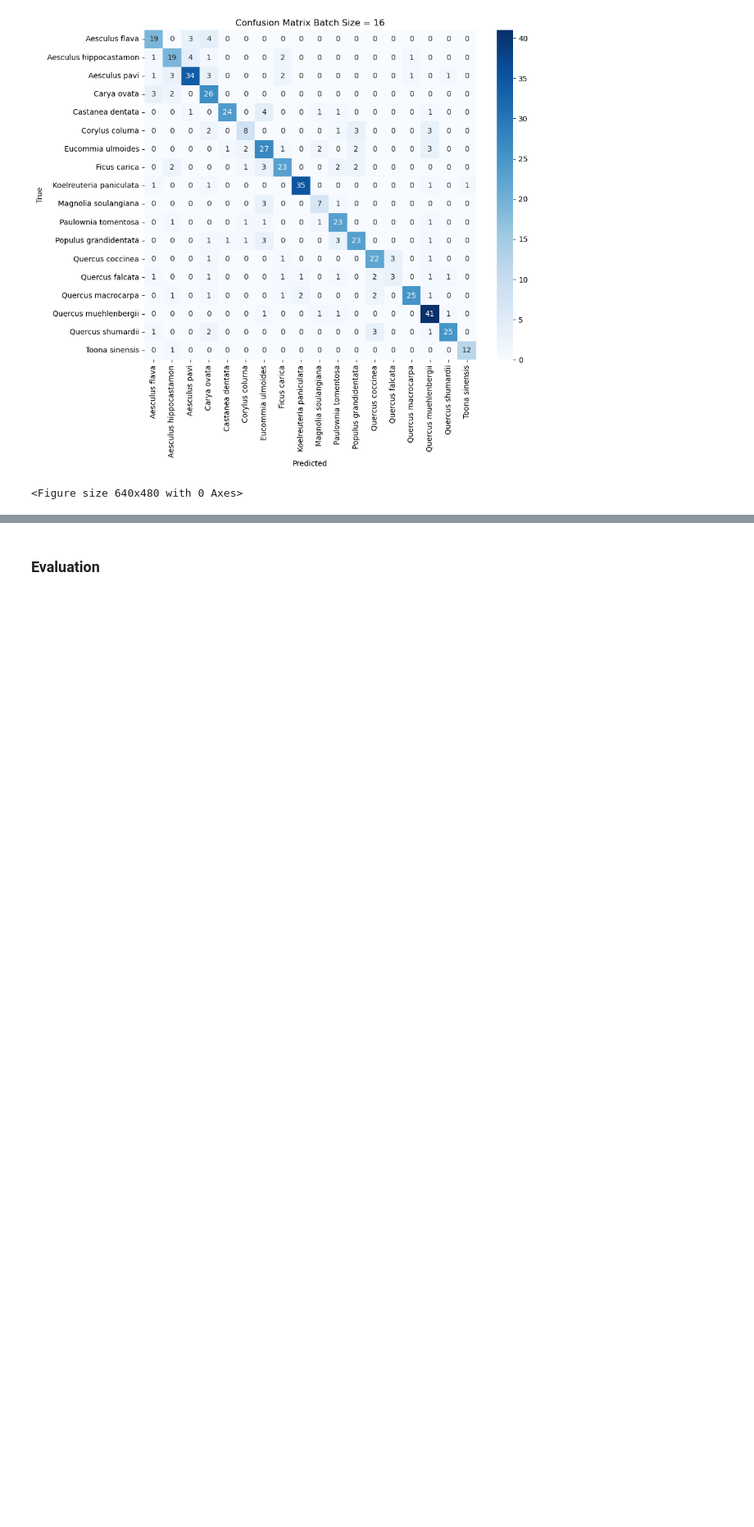
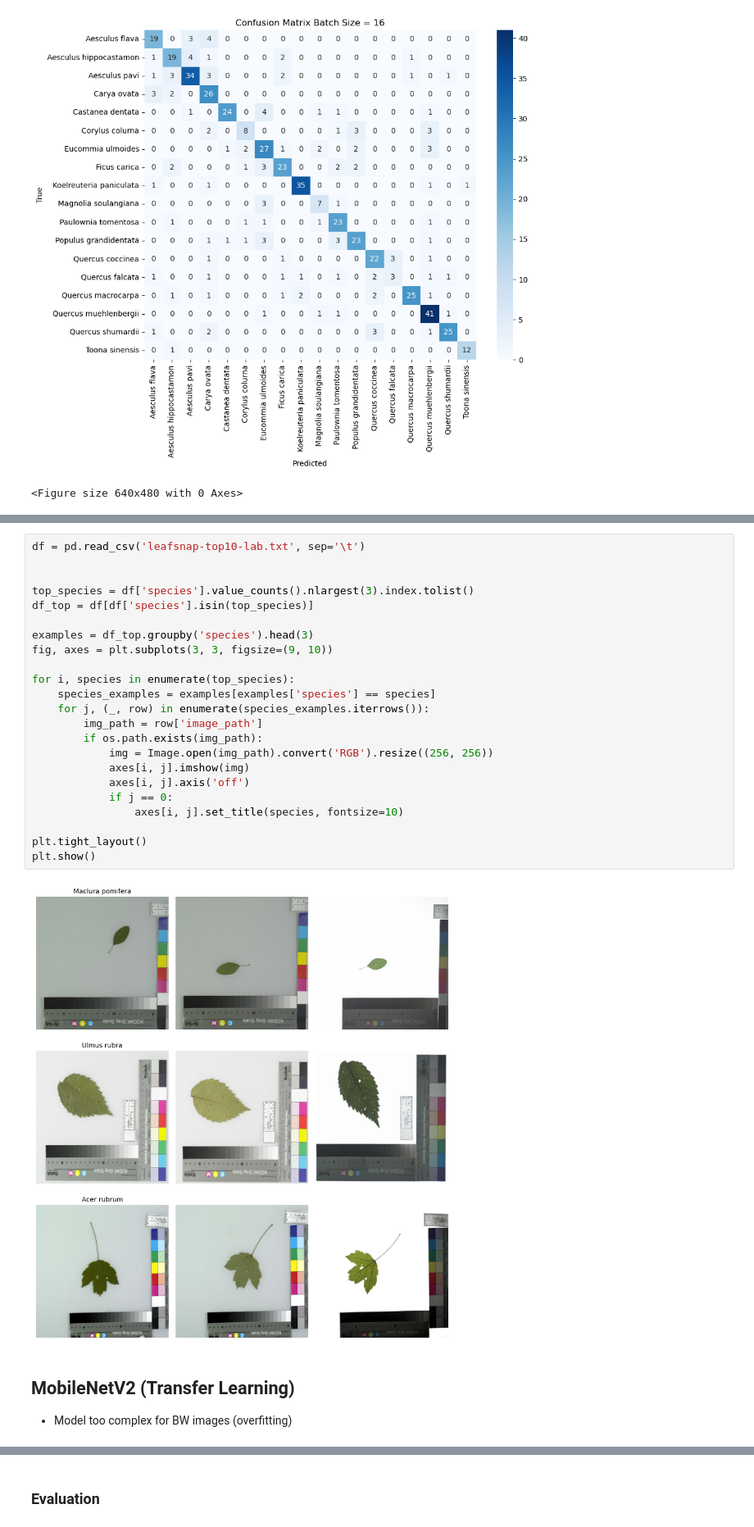
Before and after one commit to CharlieBoye8/boye_leafID, a Jupyter notebook: EDA.ipynb, the cells around one changed output, grey strips where cells are left out. Shown at 82% size. Cells and saved outputs as stored; diff of their text form; blank space fills up the shorter version.

```diff
--- a/EDA.ipynb
+++ b/EDA.ipynb
@@ -356,0 +340,28 @@ display(df_top_lab)
+# %%
+df = pd.read_csv('leafsnap-top10-lab.txt', sep='\t')
+
+
+top_species = df['species'].value_counts().nlargest(3).index.tolist()
+df_top = df[df['species'].isin(top_species)]
+
+examples = df_top.groupby('species').head(3)
+fig, axes = plt.subplots(3, 3, figsize=(9, 10))
+
+for i, species in enumerate(top_species):
+    species_examples = examples[examples['species'] == species]
+    for j, (_, row) in enumerate(species_examples.iterrows()):
+        img_path = row['image_path']
+        if os.path.exists(img_path):
+            img = Image.open(img_path).convert('RGB').resize((256, 256))
+            axes[i, j].imshow(img)
+            axes[i, j].axis('off')
+            if j == 0:
+                axes[i, j].set_title(species, fontsize=10)
+
+plt.tight_layout()
+plt.show()
+# %% [output]
+[figure, added]
+# %% [markdown]
+## MobileNetV2 (Transfer Learning)
+- Model too complex for BW images (overfitting)
```
Also changed, not shown: parts of 15 cells of this notebook, 4 other files.
